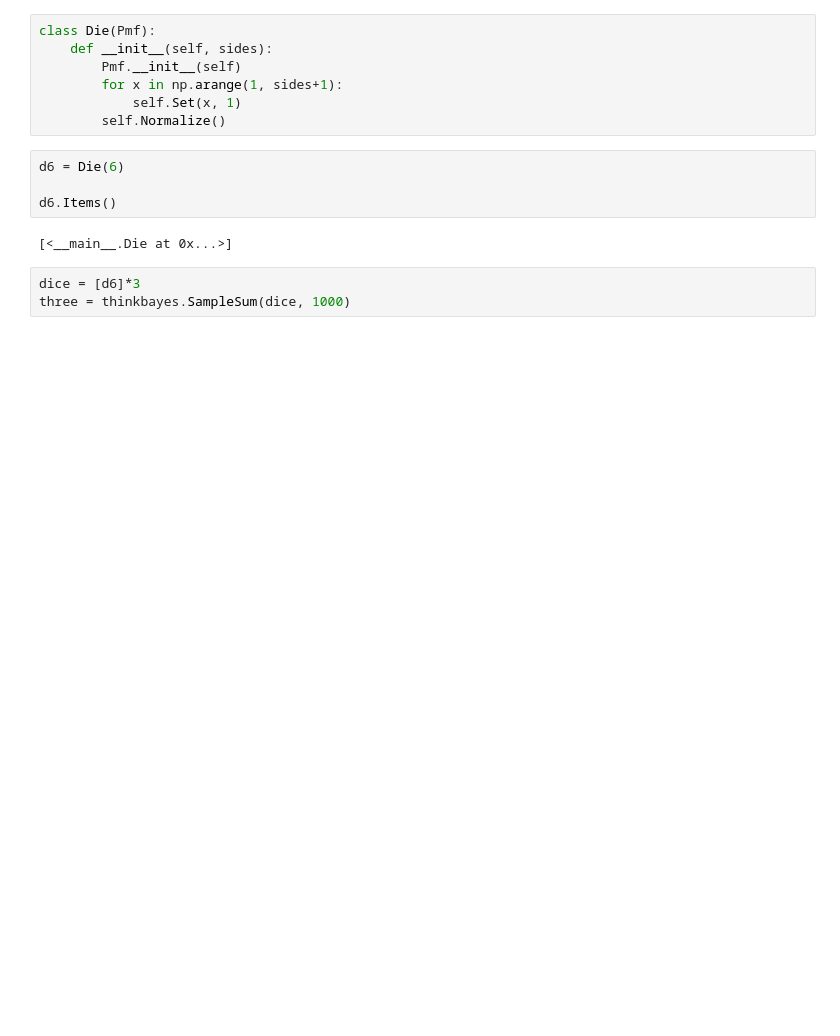
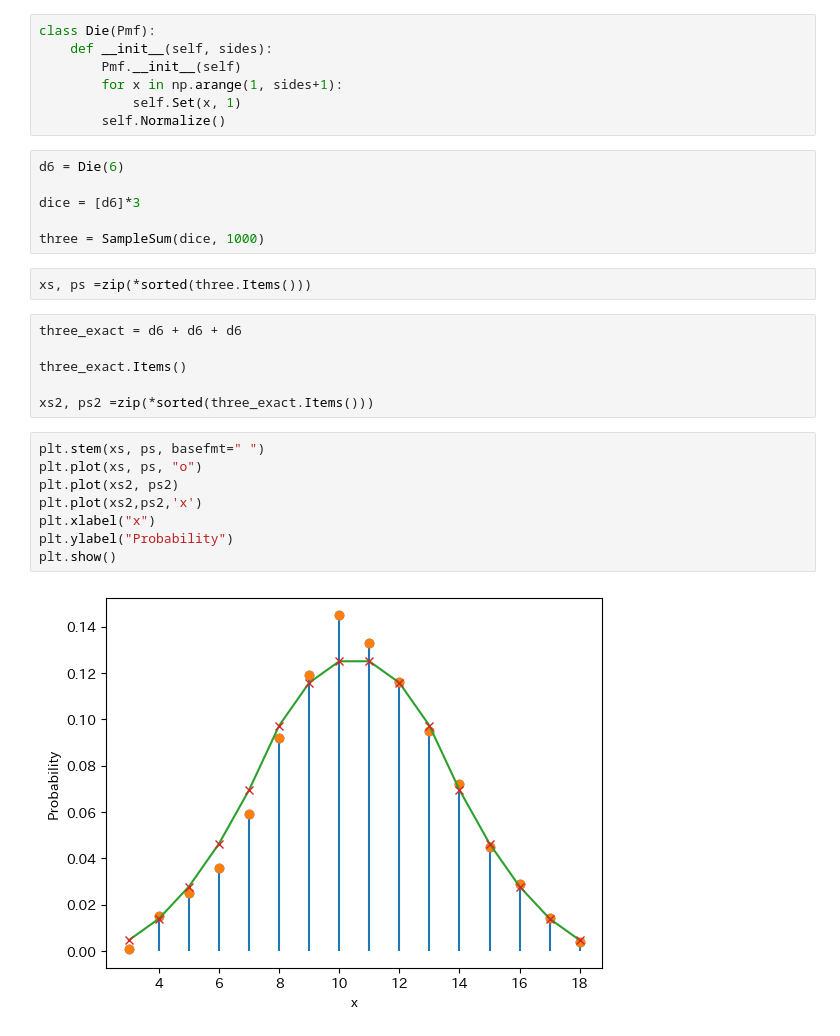
Before and after one commit to HiroshiATakano/ThinkBayes, a Jupyter notebook: 5.4 加数_.ipynb, the cells around one changed output. Drawn from its saved outputs; the diff is of its cells as text; blank space fills up the shorter version.

```diff
--- a/5.4 加数_.ipynb
+++ b/5.4 加数_.ipynb
@@ -104,9 +137,24 @@ class Die(Pmf):
 # %%
 d6 = Die(6)
 
-d6.Items()
+dice = [d6]*3
+
+three = SampleSum(dice, 1000)
-# %% [output]
-[<__main__.Die at 0x...>]
 # %%
-dice = [d6]*3
-three = thinkbayes.SampleSum(dice, 1000)
+xs, ps =zip(*sorted(three.Items()))
+# %%
+three_exact = d6 + d6 + d6
+
+three_exact.Items()
+
+xs2, ps2 =zip(*sorted(three_exact.Items()))
+# %%
+plt.stem(xs, ps, basefmt=" ")
+plt.plot(xs, ps, "o")
+plt.plot(xs2, ps2)
+plt.plot(xs2,ps2,'x')
+plt.xlabel("x")
+plt.ylabel("Probability")
+plt.show()
+# %% [output]
+[figure, added]
```
Also changed, not shown: parts of 3 cells of this notebook, 20 other files.
